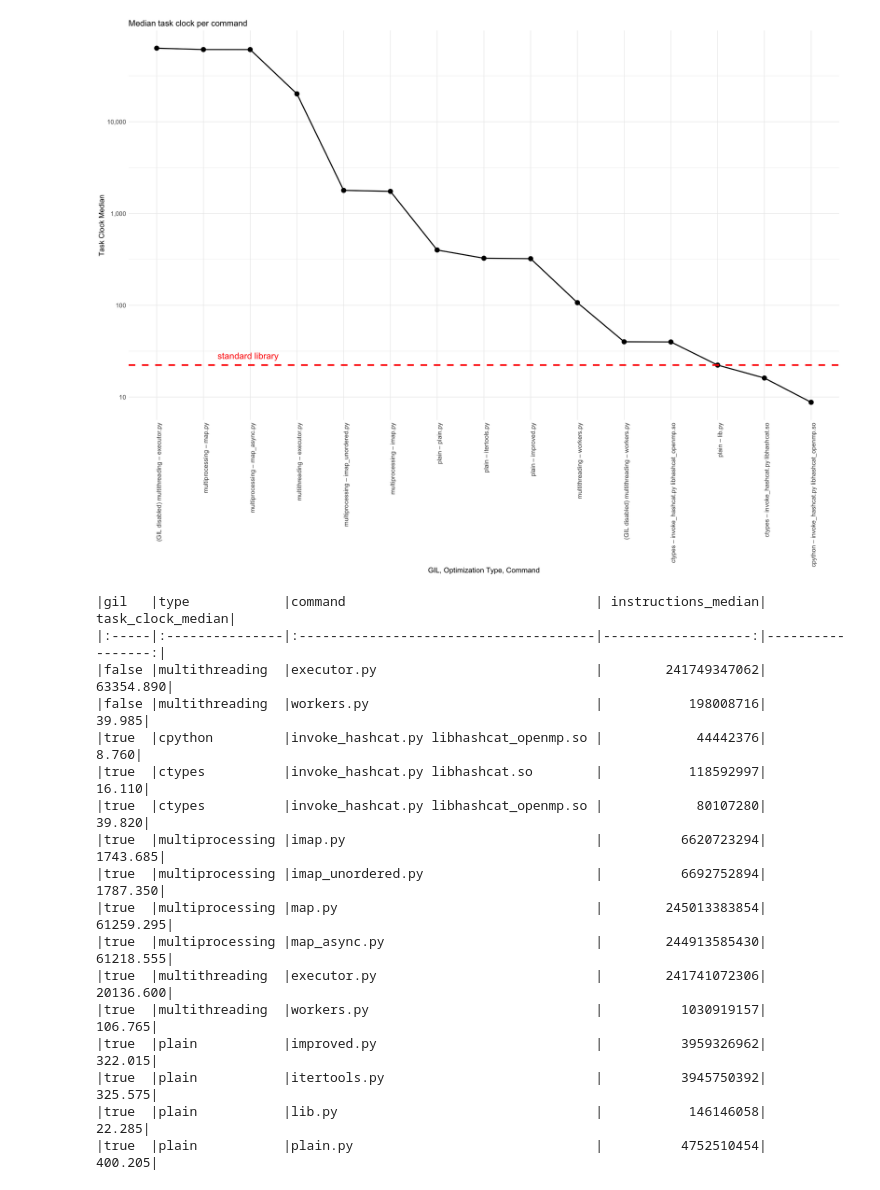
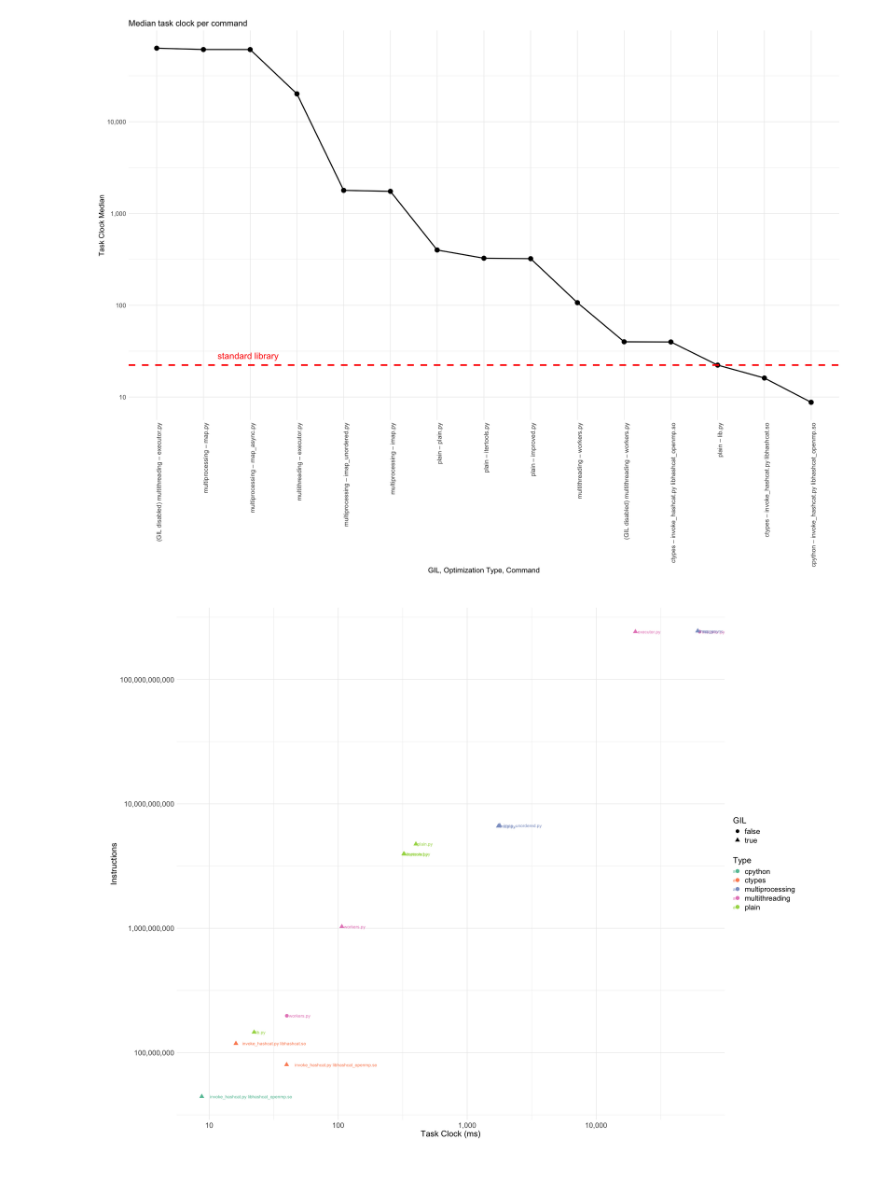
Before and after one commit to sueszli/nogil, a Jupyter notebook: docs/plots_v2.ipynb, the cells around one changed output. Saved outputs shown, nothing was run; the diff lists cells and outputs as text; code cells hidden in the pictures.

```diff
--- a/docs/plots_v2.ipynb
+++ b/docs/plots_v2.ipynb
@@ -118,38 +118,45 @@ print(paste("Beat standard lib by:", -difference))
 # %%
 df <- read.csv("./data_v2_edited.csv")
 
 # time_elapsed = also system load, I/O waiting time, context switching, interference by other processes, ... -> only useful for user experience
 df <- df[, !(names(df) %in% c("time_elapsed"))]
 
 # task_clock = user_time + system_time
 # - user_time = code efficiency -> user space, code efficiency
 # - system_time = kernel operation overhead -> kernel space, Process management, Inter-process communication, Context switching, System calls
 df <- df[, !(names(df) %in% c("user_time", "sys_time"))]
 
 # cycles also measure NOPs or waiting cores, so it can be misleading
 df <- df[, !(names(df) %in% c("cycles"))]
 
 # group by id and get median
 df <- df %>%
     group_by(gil, type, command) %>%
     summarise_all(list(median = median))
 
-kable(df)
+options(repr.plot.width = 20, repr.plot.height = 15)
+ggplot(df, aes(x = task_clock_median, y = instructions_median, color = type, shape = gil)) +
+    geom_point(size = 3) +
+    geom_text(aes(label = command), hjust = -0.1, size = 3) +
+    scale_x_log10(labels = scales::comma) +
+    scale_y_log10(labels = scales::comma) +
+    scale_color_brewer(palette = "Set2") +
+    scale_shape_manual(values = c(16, 17)) +
+    labs(
+        x = "Task Clock (ms)",
+        y = "Instructions",
+        color = "Type",
+        shape = "GIL"
+    ) +
+    theme_minimal() +
+    theme(
+        legend.position = "right",
+        plot.margin = margin(1, 3, 1, 1, "cm"),
+        axis.text = element_text(size = 14),
+        axis.title = element_text(size = 16),
+        legend.text = element_text(size = 14),
+        legend.title = element_text(size = 16),
+        plot.title = element_text(size = 18)
+    )
 # %% [output]
-|gil   |type            |command                                | instructions_median| task_clock_median|
-|:-----|:---------------|:--------------------------------------|-------------------:|-----------------:|
-|false |multithreading  |executor.py                            |        241749347062|         63354.890|
-|false |multithreading  |workers.py                             |           198008716|            39.985|
-|true  |cpython         |invoke_hashcat.py libhashcat_openmp.so |            44442376|             8.760|
-|true  |ctypes          |invoke_hashcat.py libhashcat.so        |           118592997|            16.110|
-|true  |ctypes          |invoke_hashcat.py libhashcat_openmp.so |            80107280|            39.820|
-|true  |multiprocessing |imap.py                                |          6620723294|          1743.685|
-|true  |multiprocessing |imap_unordered.py                      |          6692752894|          1787.350|
-|true  |multiprocessing |map.py                                 |        245013383854|         61259.295|
-|true  |multiprocessing |map_async.py                           |        244913585430|         61218.555|
-|true  |multithreading  |executor.py                            |        241741072306|         20136.600|
-|true  |multithreading  |workers.py                             |          1030919157|           106.765|
-|true  |plain           |improved.py                            |          3959326962|           322.015|
-|true  |plain           |itertools.py                           |          3945750392|           325.575|
-|true  |plain           |lib.py                                 |           146146058|            22.285|
-|true  |plain           |plain.py                               |          4752510454|           400.205|
+[figure, added]
```
Also changed, not shown: parts of 1 cell of this notebook.
